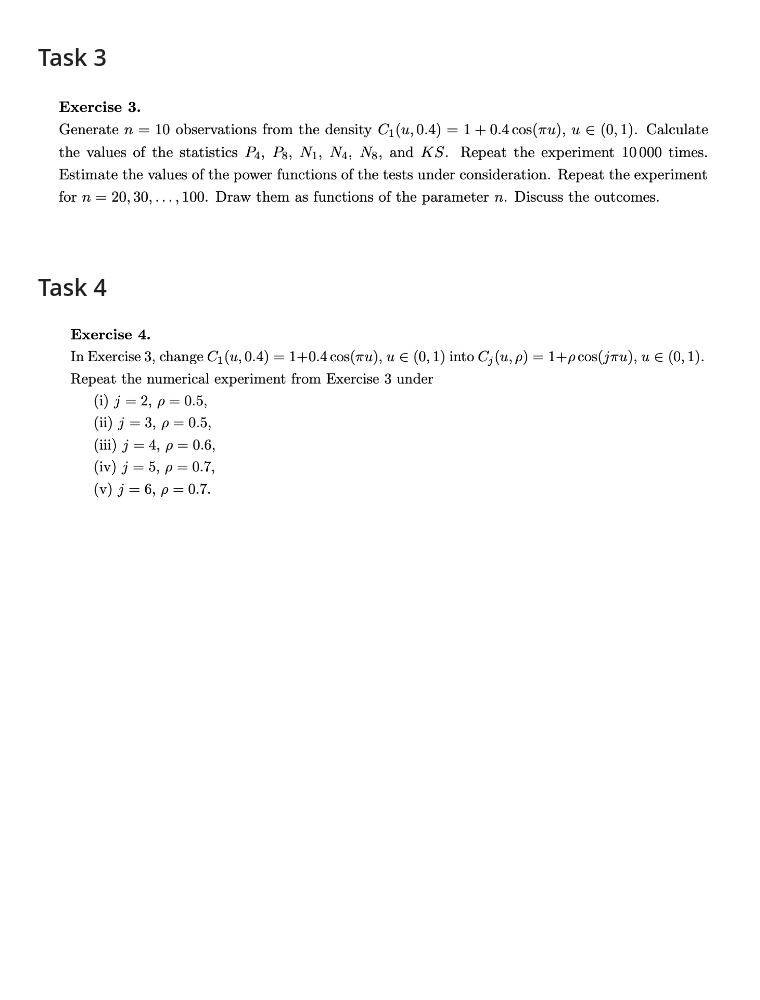
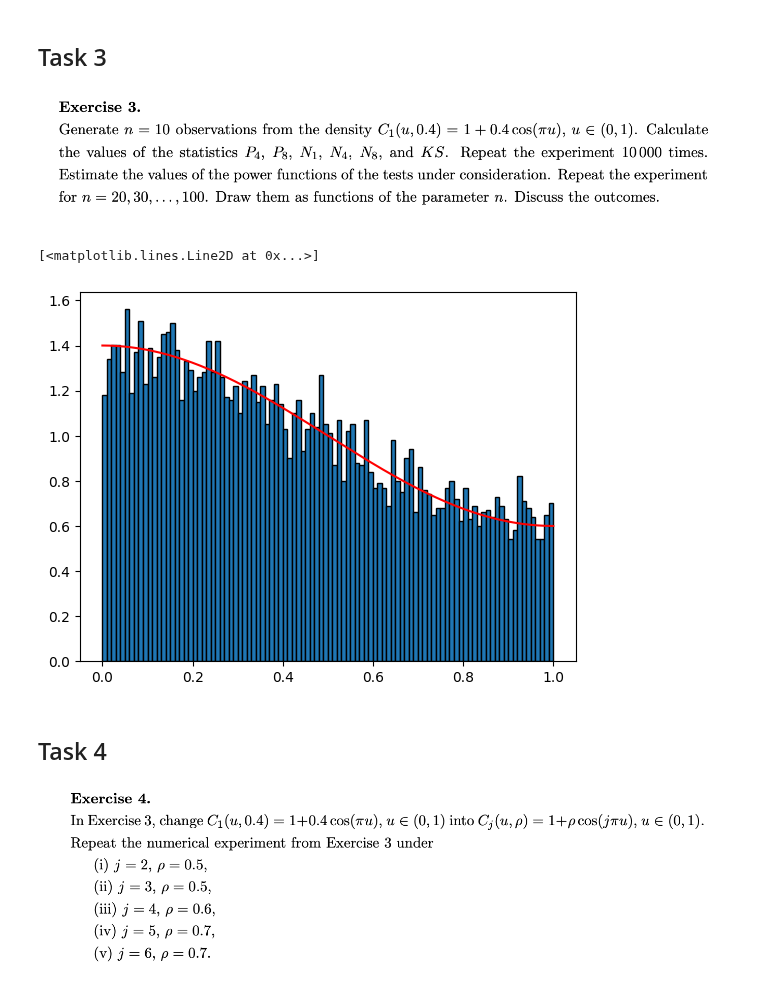
Before and after one commit to TheFebrin/UNIVERSITY, a Jupyter notebook: Statistics and Linear Models/Task3/Task3.ipynb, the cells around one changed output. Cells and saved outputs as stored; diff of their text form; code cells hidden in the pictures; blank space fills up the shorter version.

```diff
--- a/Statistics and Linear Models/Task3/Task3.ipynb
+++ b/Statistics and Linear Models/Task3/Task3.ipynb
@@ -64,3 +183,30 @@ X = np.random.uniform(0, 1, size=N)
 # %% [markdown]
 ## Task 3
 ![image.png](attachment:01270ccb-c891-4582-8763-185179bdf473.png)
+# %%
+from scipy.stats.sampling import TransformedDensityRejection, SimpleRatioUniforms
+
+class C_distribution:
+
+    def pdf(self, x: float) -> float:
+        return 1 + 0.4 * np.cos(np.pi * x)
+
+    def dpdf(self, x: float) -> float:
+        return -0.4 * np.sin(np.pi * x)
+
+    def support(self) -> Tuple[int, int]:
+        return (0, 1)
+
+c_dist = C_distribution()
+urng = np.random.default_rng()
+c_dist_gen = SimpleRatioUniforms(c_dist, domain=(0, 1), random_state=urng)
+# %%
+_ = plt.hist(c_dist_gen.rvs(10000), bins=100, density=True, edgecolor="black")
+plt.plot(
+    np.linspace(0, 1, 1000),
+    c_dist.pdf(np.linspace(0, 1, 1000)),
+    color="red"
+)
+# %% [output]
+[<matplotlib.lines.Line2D at 0x...>]
+[figure, added]
```
Also changed, not shown: parts of 16 cells of this notebook.
